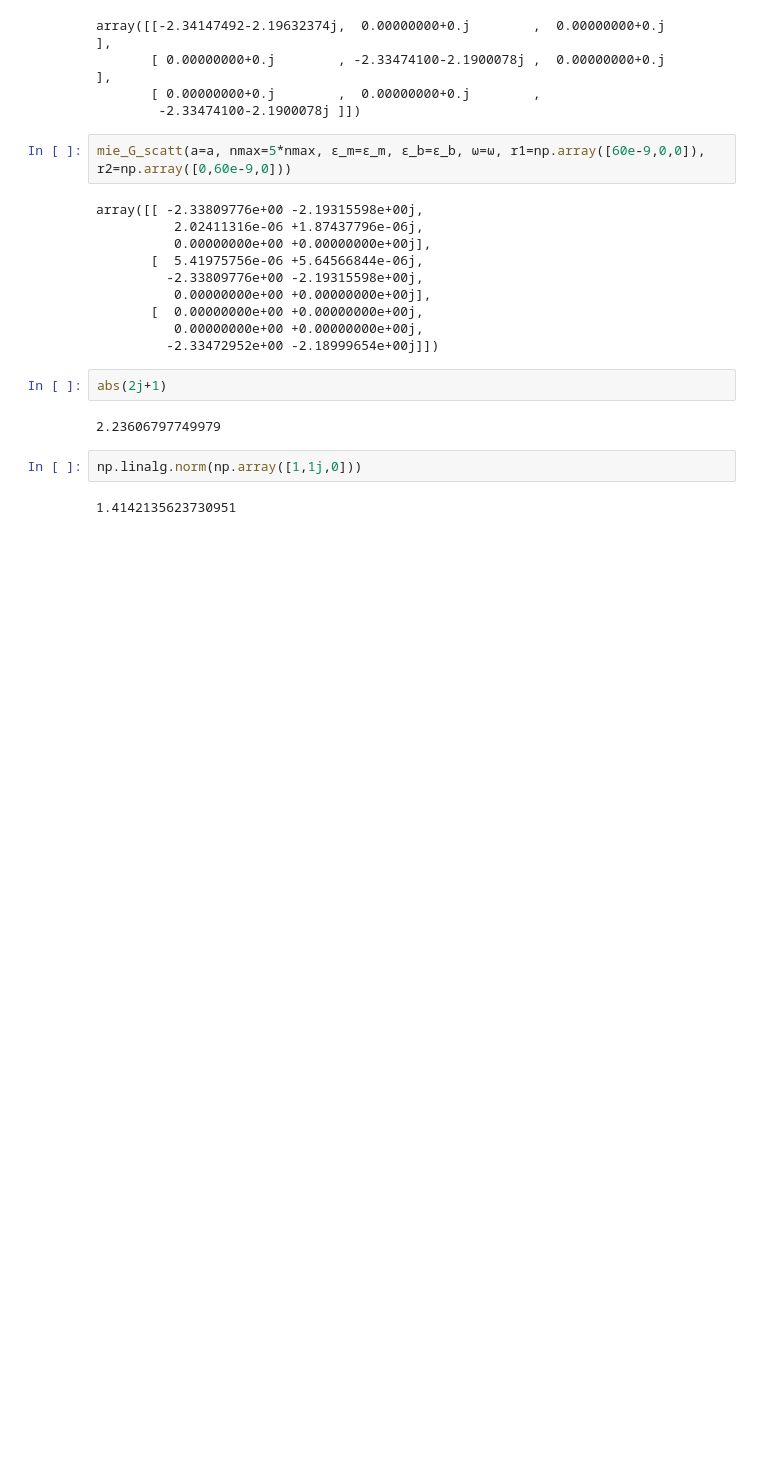
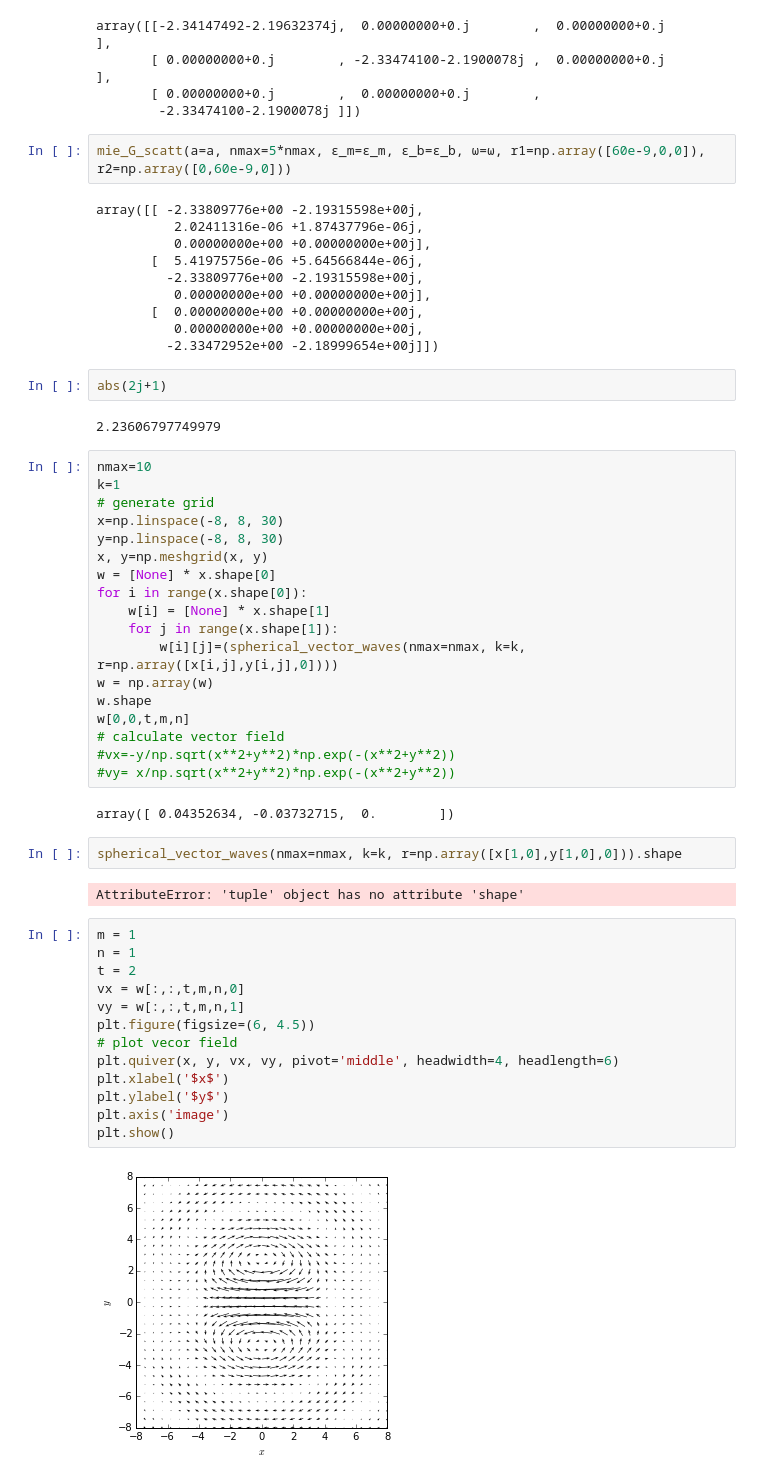
Before and after one commit to texnokrates/dicke, a Jupyter notebook: ipynotebooks/scattering.ipynb, the cells around one changed output. Cells and saved outputs as stored; diff of their text form; blank space fills up the shorter version.

```diff
--- a/ipynotebooks/scattering.ipynb
+++ b/ipynotebooks/scattering.ipynb
@@ -310,7 +370,42 @@ array([[ -2.33809776e+00 -2.19315598e+00j,
 abs(2j+1)
 # %% [output]
 2.23606797749979
-# %%
-np.linalg.norm(np.array([1,1j,0]))
-# %% [output]
-1.4142135623730951
+# %%
+nmax=10
+k=1
+# generate grid
+x=np.linspace(-8, 8, 30)
+y=np.linspace(-8, 8, 30)
+x, y=np.meshgrid(x, y)
+w = [None] * x.shape[0]
+for i in range(x.shape[0]):
+    w[i] = [None] * x.shape[1]
+    for j in range(x.shape[1]):
+        w[i][j]=(spherical_vector_waves(nmax=nmax, k=k, r=np.array([x[i,j],y[i,j],0])))
+w = np.array(w)
+w.shape
+w[0,0,t,m,n]
+# calculate vector field
+#vx=-y/np.sqrt(x**2+y**2)*np.exp(-(x**2+y**2))
+#vy= x/np.sqrt(x**2+y**2)*np.exp(-(x**2+y**2))
+# %% [output]
+array([ 0.04352634, -0.03732715,  0.        ])
+# %%
+spherical_vector_waves(nmax=nmax, k=k, r=np.array([x[1,0],y[1,0],0])).shape
+# %% [output]
+AttributeError: 'tuple' object has no attribute 'shape'
+# %%
+m = 1
+n = 1
+t = 2
+vx = w[:,:,t,m,n,0]
+vy = w[:,:,t,m,n,1]
+plt.figure(figsize=(6, 4.5))
+# plot vecor field
+plt.quiver(x, y, vx, vy, pivot='middle', headwidth=4, headlength=6)
+plt.xlabel('$x$')
+plt.ylabel('$y$')
+plt.axis('image')
+plt.show()
+# %% [output]
+[figure, added]
```
Also changed, not shown: parts of 11 cells of this notebook.
